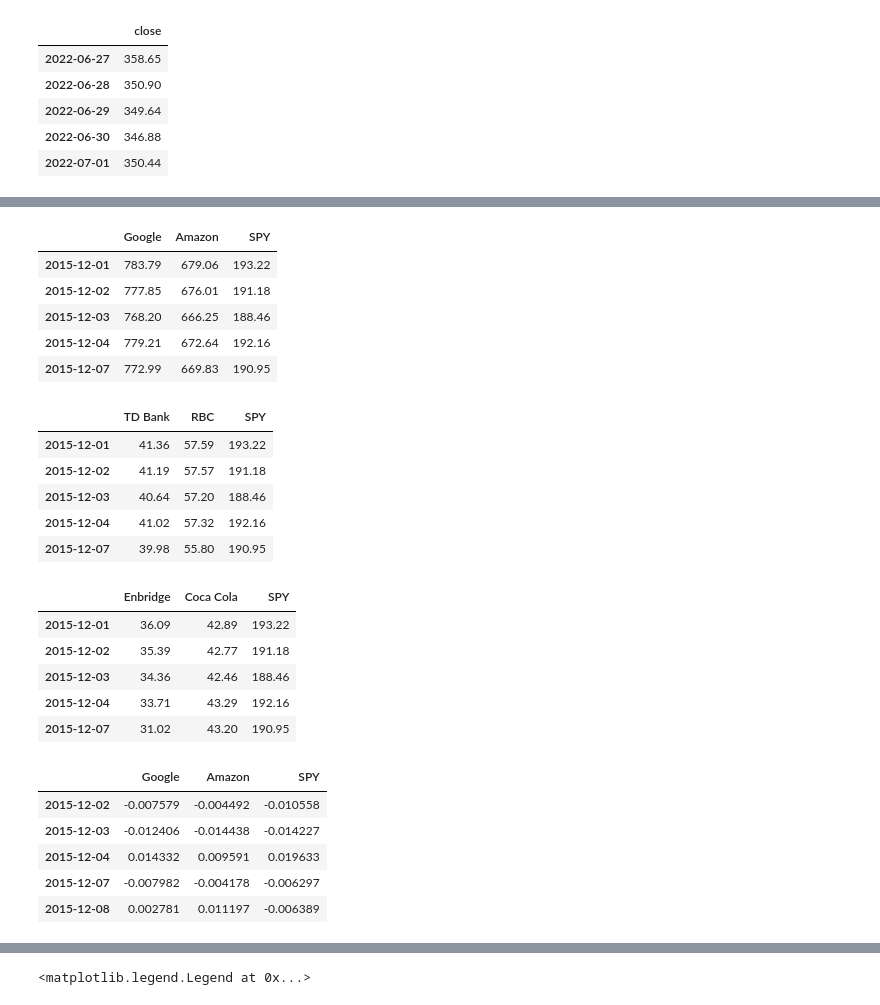
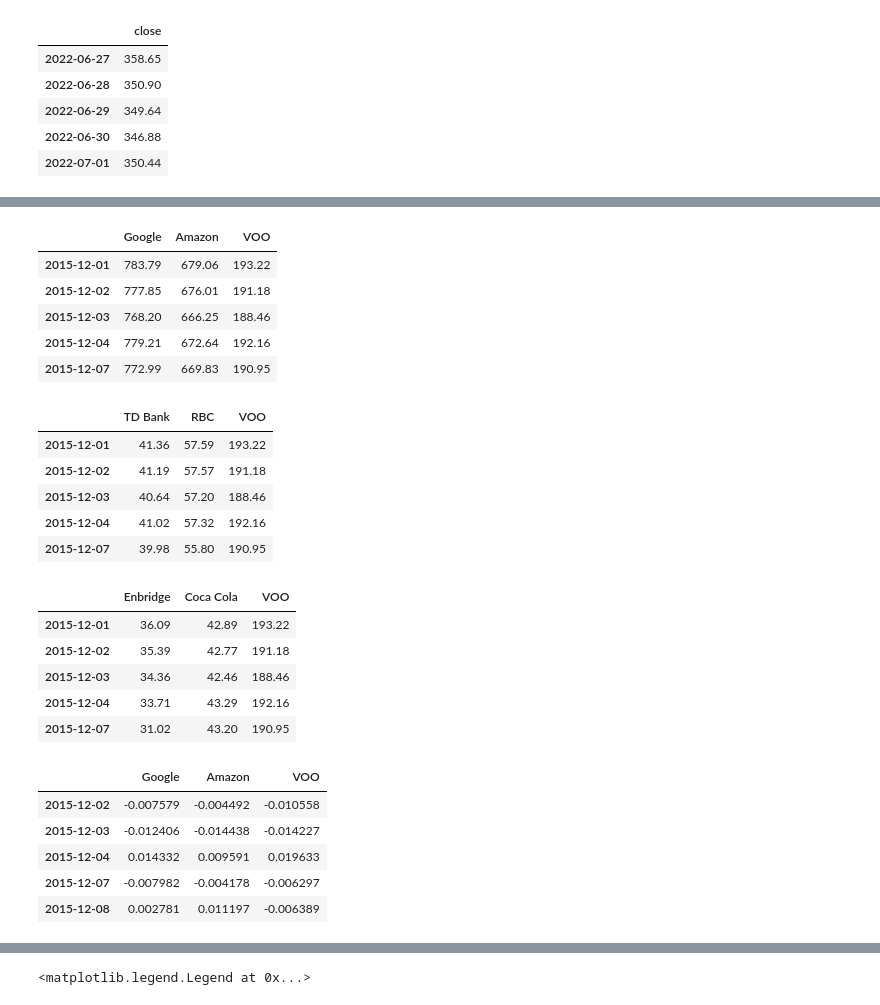
Before and after one commit to tarang99/PROJECT-1, a Jupyter notebook: resource/Project (Tarang).ipynb, the cells around one changed output, grey strips where cells are left out. Saved outputs shown, nothing was run; the diff lists cells and outputs as text; code cells hidden in the pictures.

```diff
--- a/resource/Project (Tarang).ipynb
+++ b/resource/Project (Tarang).ipynb
@@ -267,7 +225,7 @@ start_date = pd.Timestamp("2012-07-04", tz="America/New_York").isoformat()
 end_date = pd.Timestamp("2022-07-03", tz="America/New_York").isoformat()
 
 # Get 3 years worth of historical data for TD
-spy_df = api.get_bars(
+voo_df = api.get_bars(
     ticker_8,
     timeframe,
     start=start_date,
@@ -275,13 +233,13 @@ spy_df = api.get_bars(
 ).df
 
 
-spy_df = spy_df.drop(columns=['open','high','low','volume','trade_count','vwap'])
-spy_df.index = spy_df.index.date
+voo_df = voo_df.drop(columns=['open','high','low','volume','trade_count','vwap'])
+voo_df.index = voo_df.index.date
 
 
 
 
-spy_df.tail()
+voo_df.tail()
 # %% [output]
 |  | close |
 | 2022-06-27 | 358.65 |
@@ -294,13 +276,13 @@ spy_df.tail()
 # %%
 # Concat the close price of each stocks
-growth_stock_df = pd.concat([google_df,amazon_df,spy_df], axis = 'columns', join='inner')
+growth_stock_df = pd.concat([google_df,amazon_df,voo_df], axis = 'columns', join='inner')
 
 
 # Reorganize portfolio data by having a column per symbol
-growth_stock_df.columns = ['Google', 'Amazon','SPY']
+growth_stock_df.columns = ['Google', 'Amazon','VOO']
 growth_stock_df.head()
 # %% [output]
-|  | Google | Amazon | SPY |
+|  | Google | Amazon | VOO |
 | 2015-12-01 | 783.79 | 679.06 | 193.22 |
 | 2015-12-02 | 777.85 | 676.01 | 191.18 |
 | 2015-12-03 | 768.20 | 666.25 | 188.46 |
@@ -308,14 +290,14 @@ growth_stock_df.head()
 | 2015-12-07 | 772.99 | 669.83 | 190.95 |
 # %%
 # Concat the close price of each stocks
-blue_chip_df = pd.concat([td_df,rbc_df,spy_df], axis='columns', join='inner')
+blue_chip_df = pd.concat([td_df,rbc_df,voo_df], axis='columns', join='inner')
 
 
 # Reorganize portfolio data by having a column per symbol
-blue_chip_df.columns = ['TD Bank', 'RBC','SPY']
+blue_chip_df.columns = ['TD Bank', 'RBC','VOO']
 blue_chip_df.head()
 # %% [output]
-|  | TD Bank | RBC | SPY |
+|  | TD Bank | RBC | VOO |
 | 2015-12-01 | 41.36 | 57.59 | 193.22 |
 | 2015-12-02 | 41.19 | 57.57 | 191.18 |
 | 2015-12-03 | 40.64 | 57.20 | 188.46 |
@@ -323,14 +305,14 @@ blue_chip_df.head()
 | 2015-12-07 | 39.98 | 55.80 | 190.95 |
 # %%
 # Concat the close price of each stocks
-dividend_stock_df = pd.concat([enbridge_df,cola_df,spy_df], axis = 'columns', join='inner')
+dividend_stock_df = pd.concat([enbridge_df,cola_df,voo_df], axis = 'columns', join='inner')
 
 
 # Reorganize portfolio data by having a column per symbol
-dividend_stock_df.columns = ['Enbridge', 'Coca Cola','SPY']
+dividend_stock_df.columns = ['Enbridge', 'Coca Cola','VOO']
 dividend_stock_df.head()
 # %% [output]
-|  | Enbridge | Coca Cola | SPY |
+|  | Enbridge | Coca Cola | VOO |
 | 2015-12-01 | 36.09 | 42.89 | 193.22 |
 | 2015-12-02 | 35.39 | 42.77 | 191.18 |
 | 2015-12-03 | 34.36 | 42.46 | 188.46 |
@@ -343,7 +323,7 @@ dividend_stock_df.head()
 growth_pct = growth_stock_df.pct_change().dropna()
 growth_pct.head()
 # %% [output]
-|  | Google | Amazon | SPY |
+|  | Google | Amazon | VOO |
 | 2015-12-02 | -0.007579 | -0.004492 | -0.010558 |
 | 2015-12-03 | -0.012406 | -0.014438 | -0.014227 |
 | 2015-12-04 | 0.014332 | 0.009591 | 0.019633 |
```
Also changed, not shown: parts of 27 cells of this notebook.
